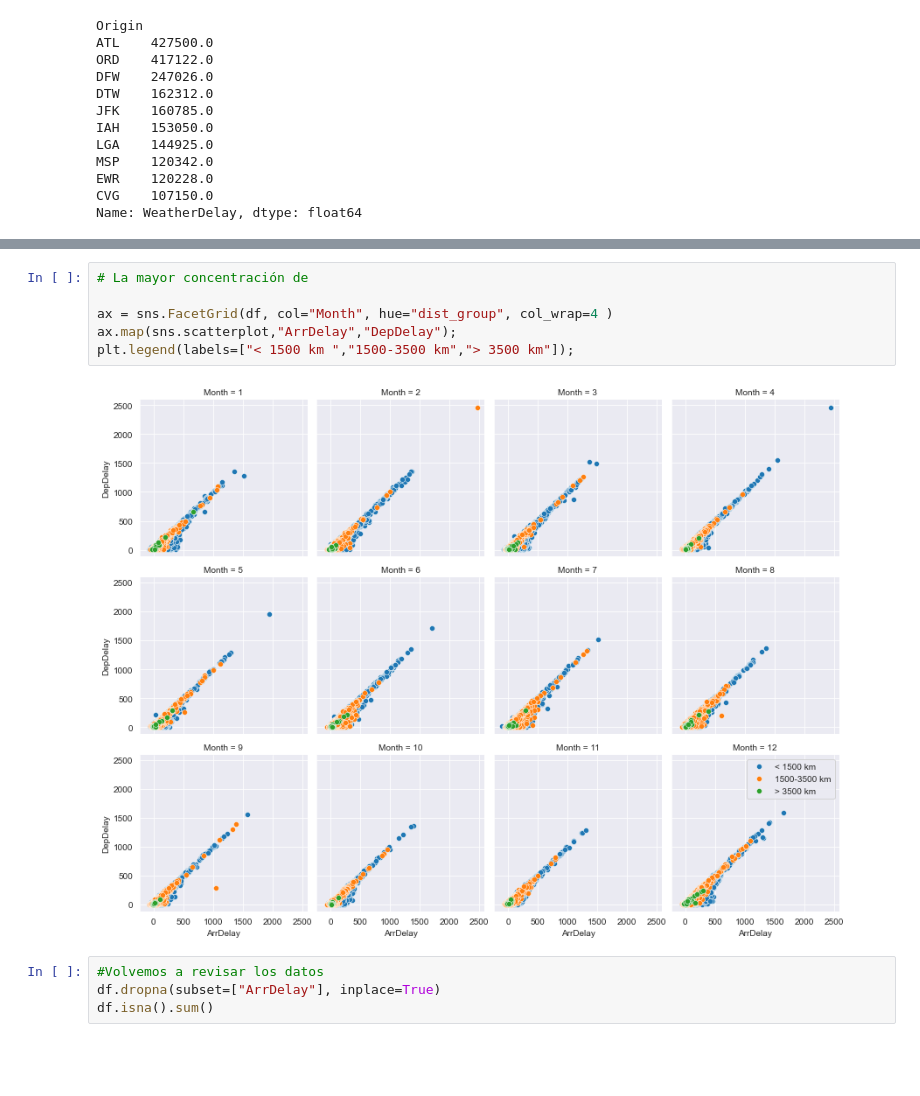
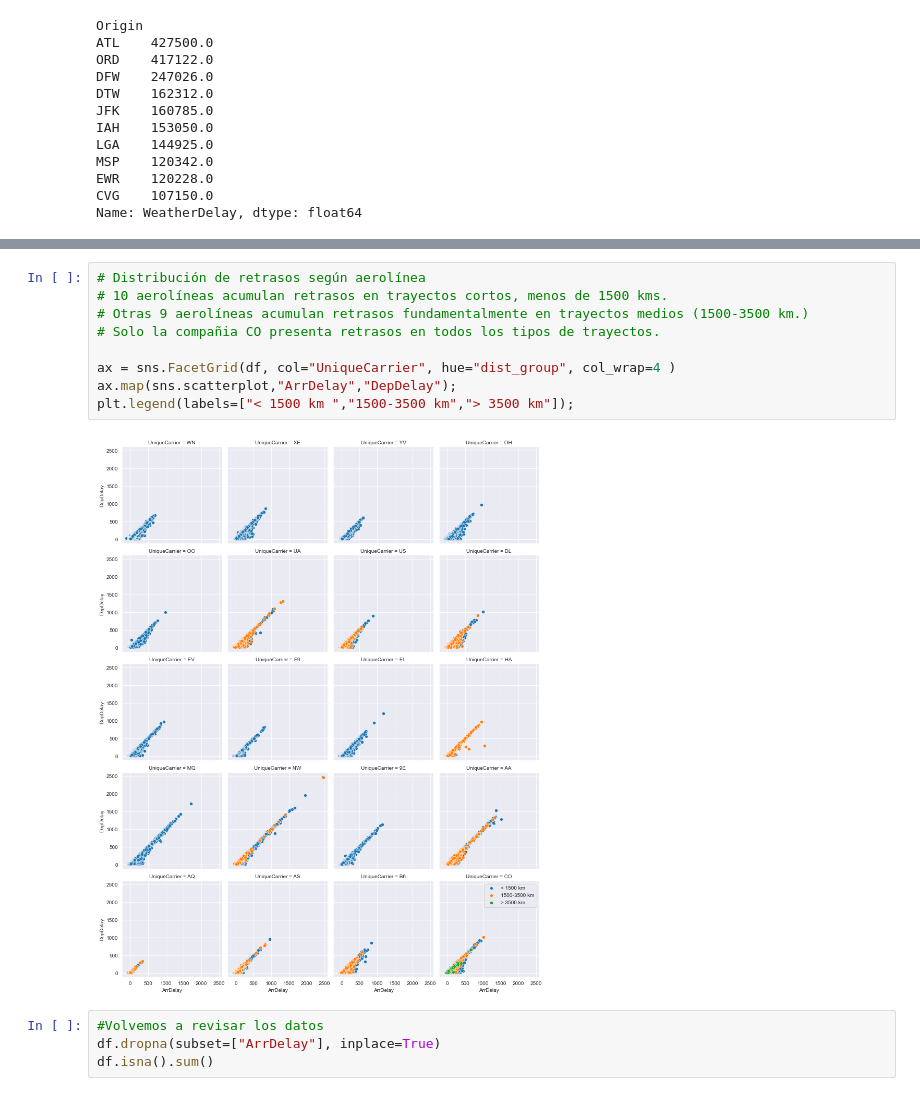
Before and after one commit to ptudela/S04-T01_Visualitzaci-gr-fica-d-un-dataset, a Jupyter notebook: S03 T05 Exploració de les dades.ipynb, the cells around one changed output, grey strips where cells are left out. Drawn from its saved outputs; the diff is of its cells as text; blank space fills up the shorter version.

```diff
--- a/S03 T05 Exploració de les dades.ipynb
+++ b/S03 T05 Exploració de les dades.ipynb
@@ -530,11 +535,14 @@ ax.map(sns.scatterplot,"ArrDelay","DepDelay")
 # %%
-# La mayor concentración de
+# Distribución de retrasos según aerolínea
+# 10 aerolíneas acumulan retrasos en trayectos cortos, menos de 1500 kms.
+# Otras 9 aerolíneas acumulan retrasos fundamentalmente en trayectos medios (1500-3500 km.)
+# Solo la compañia CO presenta retrasos en todos los tipos de trayectos.
 
-ax = sns.FacetGrid(df, col="Month", hue="dist_group", col_wrap=4 )
+ax = sns.FacetGrid(df, col="UniqueCarrier", hue="dist_group", col_wrap=4 )
 ax.map(sns.scatterplot,"ArrDelay","DepDelay");
 plt.legend(labels=["< 1500 km ","1500-3500 km","> 3500 km"]);
 # %% [output]
-[figure, old version]
+[figure, new version]
 # %%
 #Volvemos a revisar los datos
 df.dropna(subset=["ArrDelay"], inplace=True)
```
Also changed, not shown: parts of 7 cells of this notebook, 9 other files.
